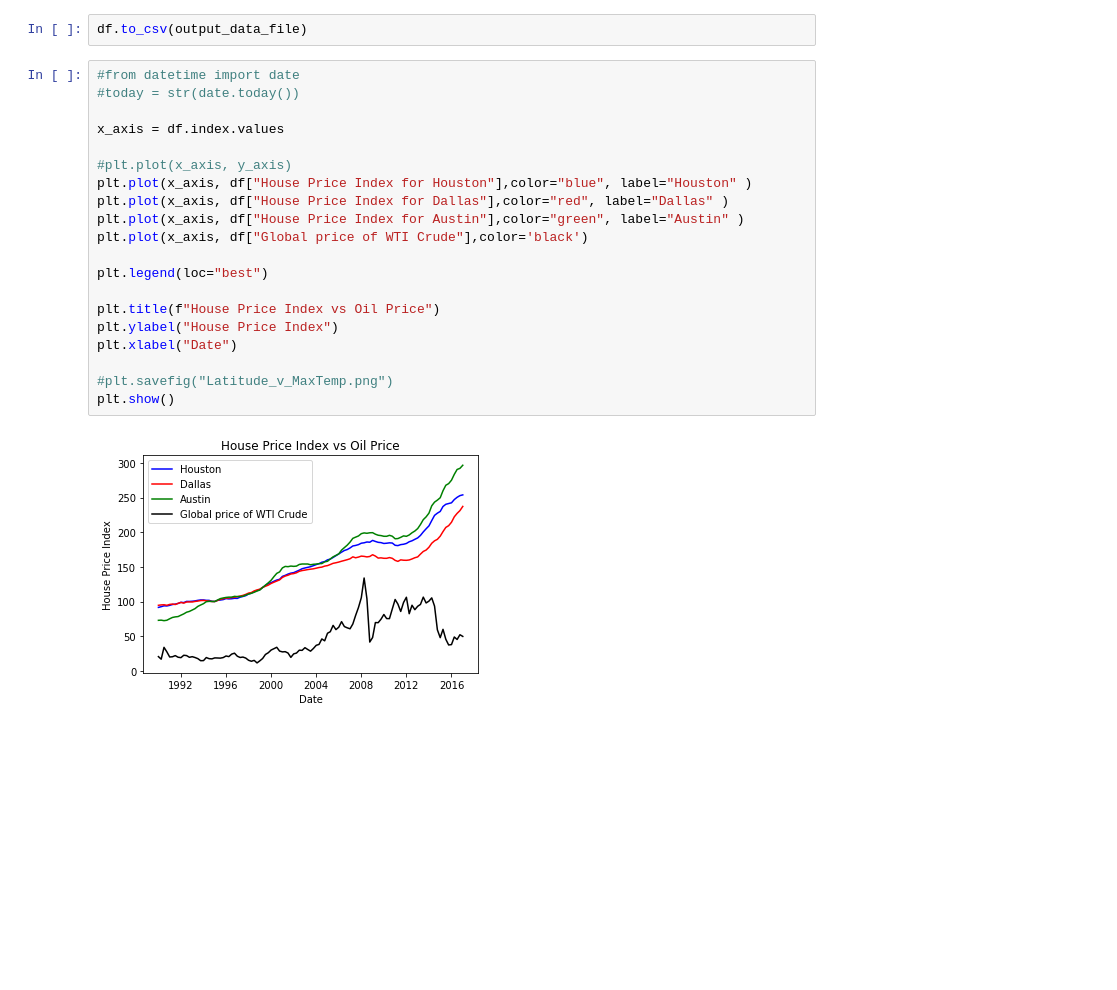
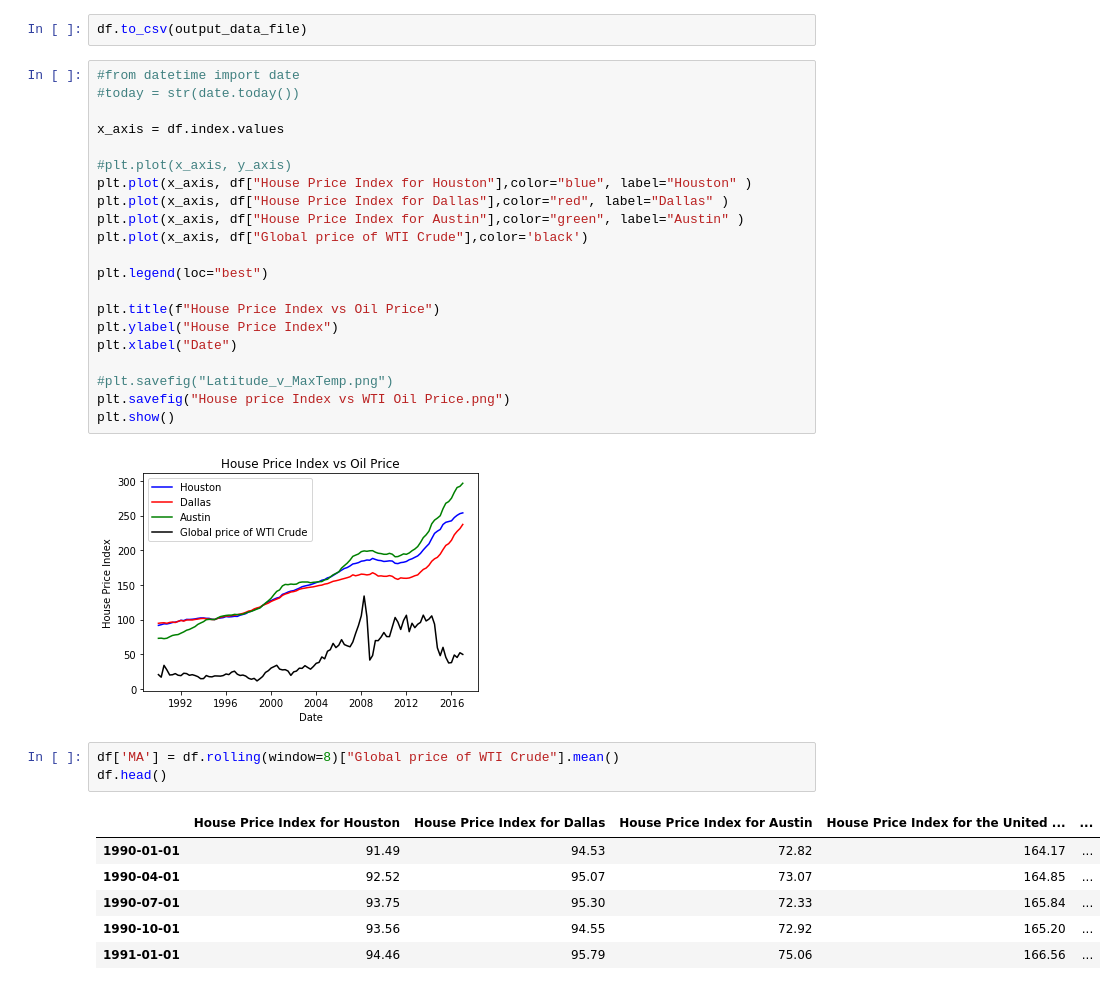
Before and after one commit to dxvo/DGJ_project, a Jupyter notebook: notebook/Gage_FRED_API.ipynb, the cells around one changed output. Drawn from its saved outputs; the diff is of its cells as text; blank space fills up the shorter version.

```diff
--- a/notebook/Gage_FRED_API.ipynb
+++ b/notebook/Gage_FRED_API.ipynb
@@ -138,6 +138,17 @@ plt.ylabel("House Price Index")
 plt.xlabel("Date")
 
 #plt.savefig("Latitude_v_MaxTemp.png")
+plt.savefig("House price Index vs WTI Oil Price.png")
 plt.show()
 # %% [output]
 [figure]
+# %%
+df['MA'] = df.rolling(window=8)["Global price of WTI Crude"].mean()
+df.head()
+# %% [output]
+|  | House Price Index for Houston | House Price Index for Dallas | House Price Index for Austin | House Price Index for the United ... | ... |
+| 1990-01-01 | 91.49 | 94.53 | 72.82 | 164.17 | ... |
+| 1990-04-01 | 92.52 | 95.07 | 73.07 | 164.85 | ... |
+| 1990-07-01 | 93.75 | 95.30 | 72.33 | 165.84 | ... |
+| 1990-10-01 | 93.56 | 94.55 | 72.92 | 165.20 | ... |
+| 1991-01-01 | 94.46 | 95.79 | 75.06 | 166.56 | ... |
```
Also changed, not shown: parts of 1 cell of this notebook.
